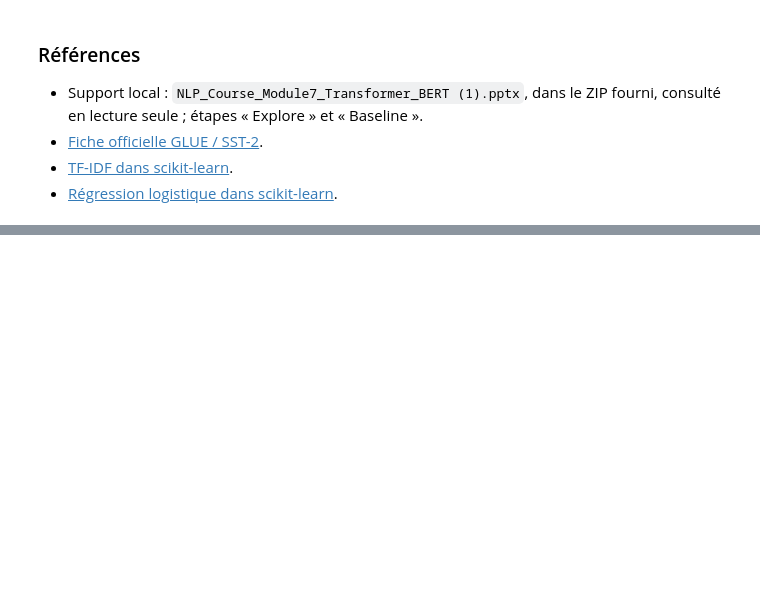
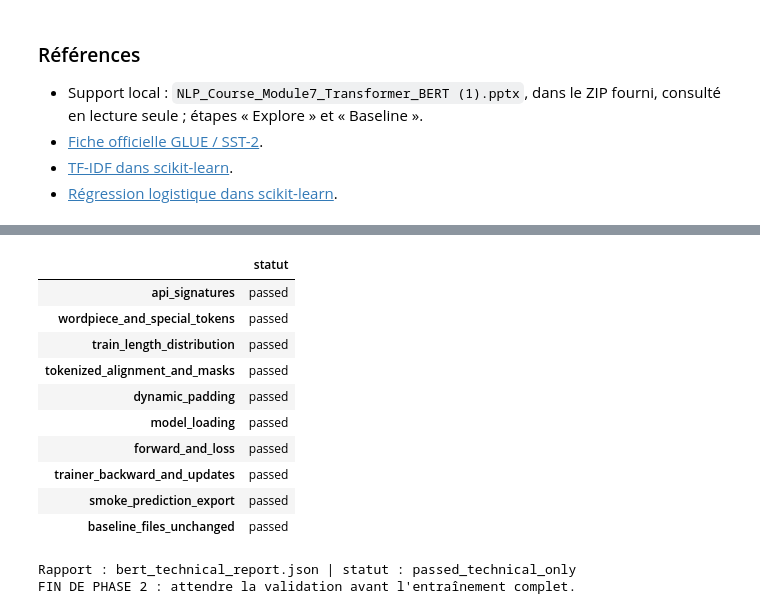
Before and after one commit to gueri-jpg/nlp-bert-vs-tfidf-sst2, a Jupyter notebook: notebooks/bert_vs_tfidf_sst2.ipynb, the cells around one changed output, grey strips where cells are left out. Drawn from its saved outputs; the diff is of its cells as text; code cells hidden in the pictures; blank space fills up the shorter version.

```diff
--- a/notebooks/bert_vs_tfidf_sst2.ipynb
+++ b/notebooks/bert_vs_tfidf_sst2.ipynb
@@ -524,0 +1198,45 @@ Archive des résultats : C:\Users\PAVILION\Downloads\nlp-bert-vs-tfidf-sst2\resu
+# %%
+for baseline_path in BASELINE_FILES:
+    if baseline_path.name in baseline_hashes_before:
+        assert hashlib.sha256(baseline_path.read_bytes()).hexdigest() == baseline_hashes_before[baseline_path.name]
+phase2_checks["baseline_files_unchanged"] = "passed" if baseline_hashes_before else "not_present_in_this_session"
+technical_report = {
+    "phase": 2, "run_kind": "technical_smoke_only", "model_name": BERT_MODEL_NAME,
+    "completed_at_utc": datetime.now(timezone.utc).isoformat(),
+    "reference_commit": "ecb4c82e3a36fd1c3d3d05b2efaad01e996feb5a",
+    "status": smoke_status, "reason": smoke_reason, "checks": phase2_checks,
+    "versions": PHASE2_VERSIONS, "python": platform.python_version(),
+    "device": str(BERT_DEVICE), "gpu_name": torch.cuda.get_device_name(0) if HAS_CUDA else None,
+    "max_length": MAX_LENGTH, "train_coverage_percent": chosen_coverage,
+    "train_wordpiece_percentiles": {str(p): float(np.percentile(train_wordpiece_lengths, p)) for p in (50, 90, 95, 99)},
+    "train_wordpiece_max": int(train_wordpiece_lengths.max()),
+    "smoke_train_size": SMOKE_TRAIN_SIZE, "smoke_validation_size": SMOKE_VALIDATION_SIZE,
+    "smoke_max_steps": SMOKE_MAX_STEPS,
+    "optimizer_steps_executed": int(gradient_check.completed_steps) if gradient_check is not None else 0,
+    "smoke_only_metrics": smoke_metrics,
+    "smoke_predictions_file": smoke_predictions_path.relative_to(PHASE2_ROOT).as_posix() if smoke_predictions_path else None,
+    "memory_initial": phase2_memory_initial, "memory_before_model": phase2_memory_before_model,
+    "memory_after": bert_memory_snapshot(),
+    "baseline_hashes_unchanged": baseline_hashes_before,
+    "phase3_plan_not_executed": PHASE3_PLAN,
+    "dataset_fingerprints": {name: bert_raw[name]._fingerprint for name in ("train", "validation")},
+}
+report_path = PHASE2_RESULTS / "bert_technical_report.json"
+report_path.write_text(json.dumps(technical_report, ensure_ascii=False, indent=2, allow_nan=False) + "\n", encoding="utf-8")
+display(pd.Series(phase2_checks, name="statut").to_frame())
+print("Rapport :", report_path.name, "| statut :", smoke_status)
+print("FIN DE PHASE 2 : attendre la validation avant l'entraînement complet.")
+# %% [output]
+|  | statut |
+| api_signatures | passed |
+| wordpiece_and_special_tokens | passed |
+| train_length_distribution | passed |
+| tokenized_alignment_and_masks | passed |
+| dynamic_padding | passed |
+| model_loading | passed |
+| forward_and_loss | passed |
+| trainer_backward_and_updates | passed |
+| smoke_prediction_export | passed |
+| baseline_files_unchanged | passed |
+Rapport : bert_technical_report.json | statut : passed_technical_only
+FIN DE PHASE 2 : attendre la validation avant l'entraînement complet.
```
Also changed, not shown: parts of 24 cells of this notebook, 4 other files.
